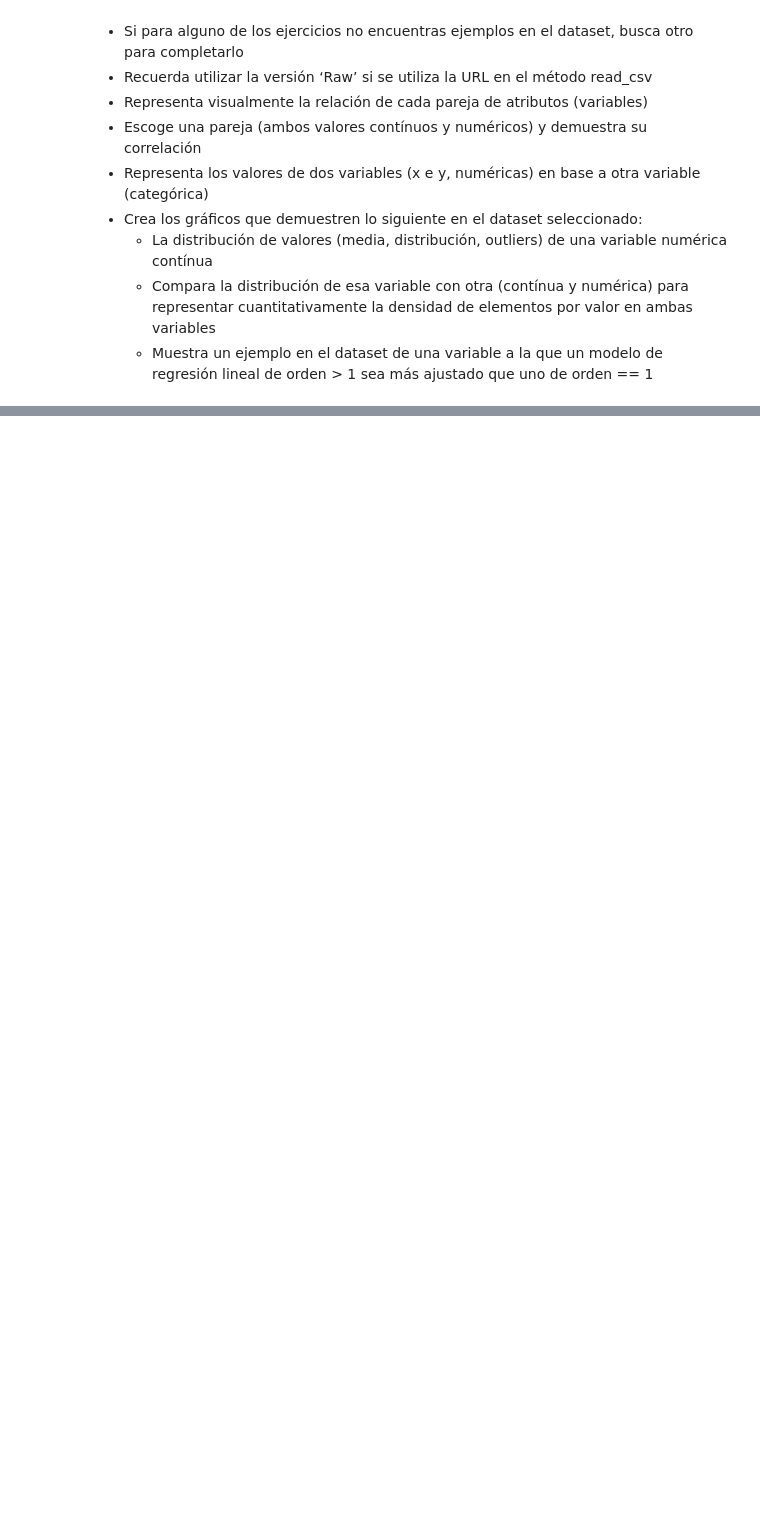
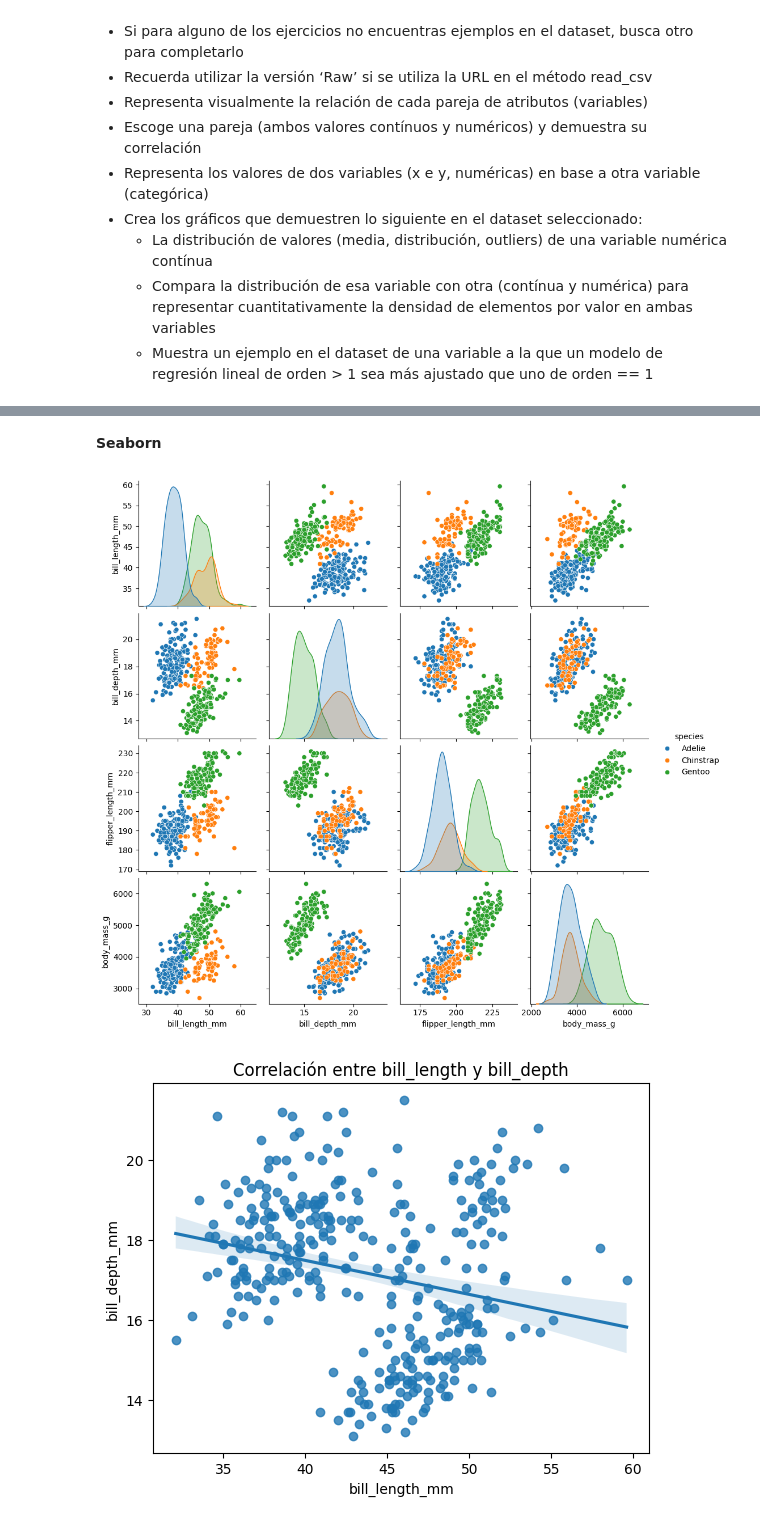
Before and after one commit to LeslyBc/machine2026, a Jupyter notebook: Matplotlib.ipynb, the cells around one changed output, grey strips where cells are left out. Drawn from its saved outputs; the diff is of its cells as text; code cells hidden in the pictures; blank space fills up the shorter version.

```diff
--- a/Matplotlib.ipynb
+++ b/Matplotlib.ipynb
@@ -744,0 +763,66 @@ sea más ajustado que uno de orden == 1'''
+# %% [markdown]
+**Seaborn**
+# %%
+import seaborn as sns
+import pandas as pd
+import matplotlib.pyplot as plt
+
+url = "https://raw.githubusercontent.com/mwaskom/seaborn-data/master/penguins.csv"
+penguins = pd.read_csv(url)
+
+penguins.head()
+
+sns.pairplot(penguins, hue="species")
+plt.show()
+
+sns.regplot(
+    x="bill_length_mm",
+    y="bill_depth_mm",
+    data=penguins
+)
+plt.title("Correlación entre bill_length y bill_depth")
+plt.show()
+
+sns.scatterplot(
+    x="bill_length_mm",
+    y="body_mass_g",
+    hue="species",
+    data=penguins
+)
+plt.title("Body mass vs bill length por especie")
+plt.show()
+
+sns.boxplot(
+    y="body_mass_g",
+    data=penguins
+)
+plt.title("Distribución de masa corporal")
+plt.show()
+
+sns.kdeplot(
+    penguins["bill_length_mm"],
+    label="Bill length",
+    fill=True
+)
+
+sns.kdeplot(
+    penguins["bill_depth_mm"],
+    label="Bill depth",
+    fill=True
+)
+
+plt.legend()
+plt.title("Comparación de densidad entre variables")
+plt.show()
+
+sns.regplot(
+    x="bill_length_mm",
+    y="body_mass_g",
+    data=penguins,
+    order=2
+)
+plt.title("Regresión polinómica (orden 2)")
+plt.show()
+# %% [output]
+[figure, added]
+[figure, added]
```
Also changed, not shown: parts of 20 cells of this notebook.
